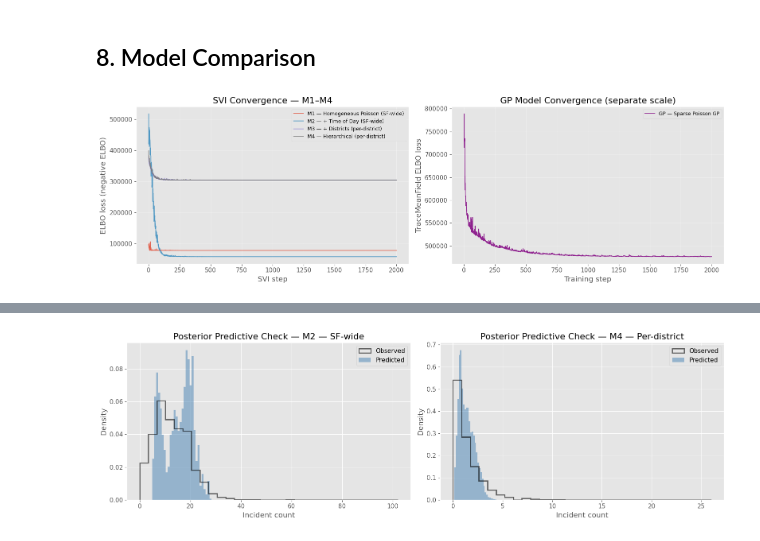
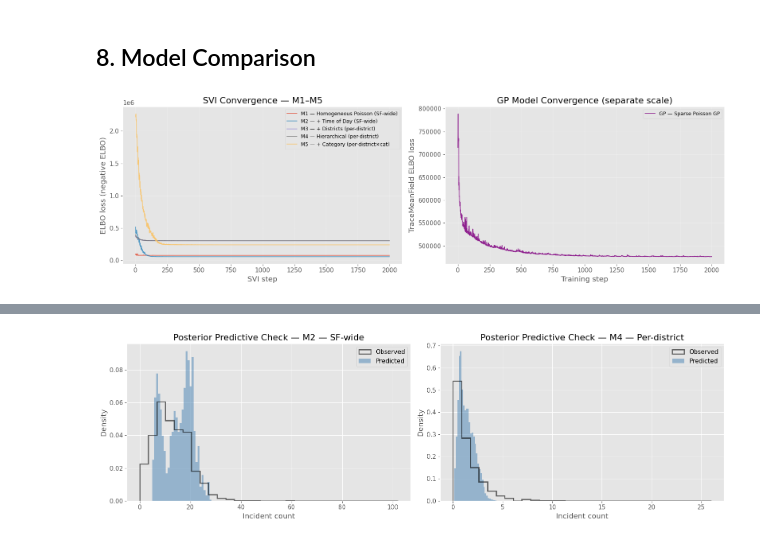
Before and after one commit to bodvarsdottirkristin/model-based, a Jupyter notebook: src/models/models_kb.ipynb, the cells around one changed output, grey strips where cells are left out. Cells and saved outputs as stored; diff of their text form; code cells hidden in the pictures.

```diff
--- a/src/models/models_kb.ipynb
+++ b/src/models/models_kb.ipynb
@@ -1163,27 +1284,28 @@ Training M4 v2 — Hierarchical district (v2 data)...
 # %%
 # SVI-based models share the same loss unit (negative ELBO), so they can be compared.
 # The GP model uses a separate torch optimizer with TraceMeanField_ELBO
 # and aggregated data, so its losses are on a different scale and shown separately.
 fig, axes = plt.subplots(1, 2, figsize=(16, 5))
 
 ax = axes[0]
 ax.plot(losses_1, lw=1.2, alpha=0.85, label='M1 — Homogeneous Poisson (SF-wide)')
 ax.plot(losses_2, lw=1.2, alpha=0.85, label='M2 — + Time of Day (SF-wide)')
 ax.plot(losses_3, lw=1.2, alpha=0.85, label='M3 — + Districts (per-district)')
 ax.plot(losses_4, lw=1.2, alpha=0.85, label='M4 — Hierarchical (per-district)')
+ax.plot(losses_5, lw=1.2, alpha=0.85, label='M5 — + Category (per-district×cat)')
 ax.set_xlabel('SVI step'); ax.set_ylabel('ELBO loss (negative ELBO)')
-ax.set_title('SVI Convergence — M1–M4')
+ax.set_title('SVI Convergence — M1–M5')
 ax.legend(fontsize=9); ax.grid(True, alpha=0.3)
 
 ax2 = axes[1]
 ax2.plot(losses_gp, lw=1.2, color='purple', alpha=0.85, label='GP — Sparse Poisson GP')
 ax2.set_xlabel('Training step'); ax2.set_ylabel('TraceMeanField ELBO loss')
 ax2.set_title('GP Model Convergence (separate scale)')
 ax2.legend(fontsize=9); ax2.grid(True, alpha=0.3)
 
 plt.tight_layout(); plt.show()
 # %% [output]
-[figure, old version]
+[figure, new version]
 # %%
 from IPython.display import display
 
```
Also changed, not shown: parts of 3 cells of this notebook, 1 other file.
